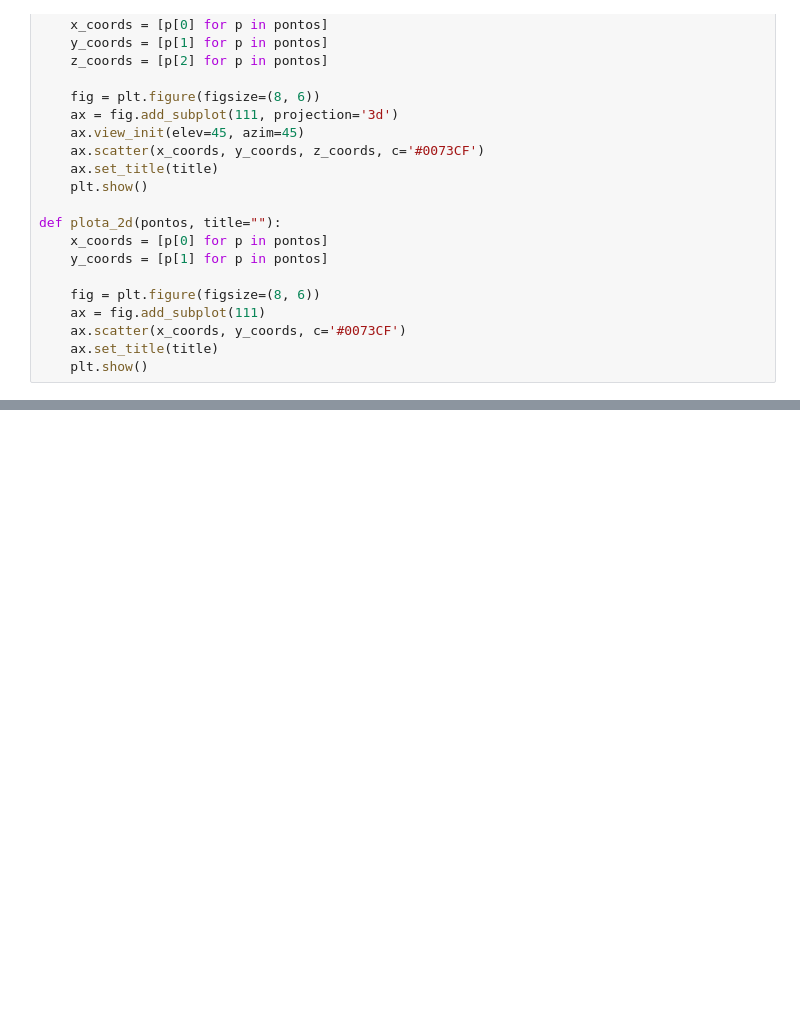
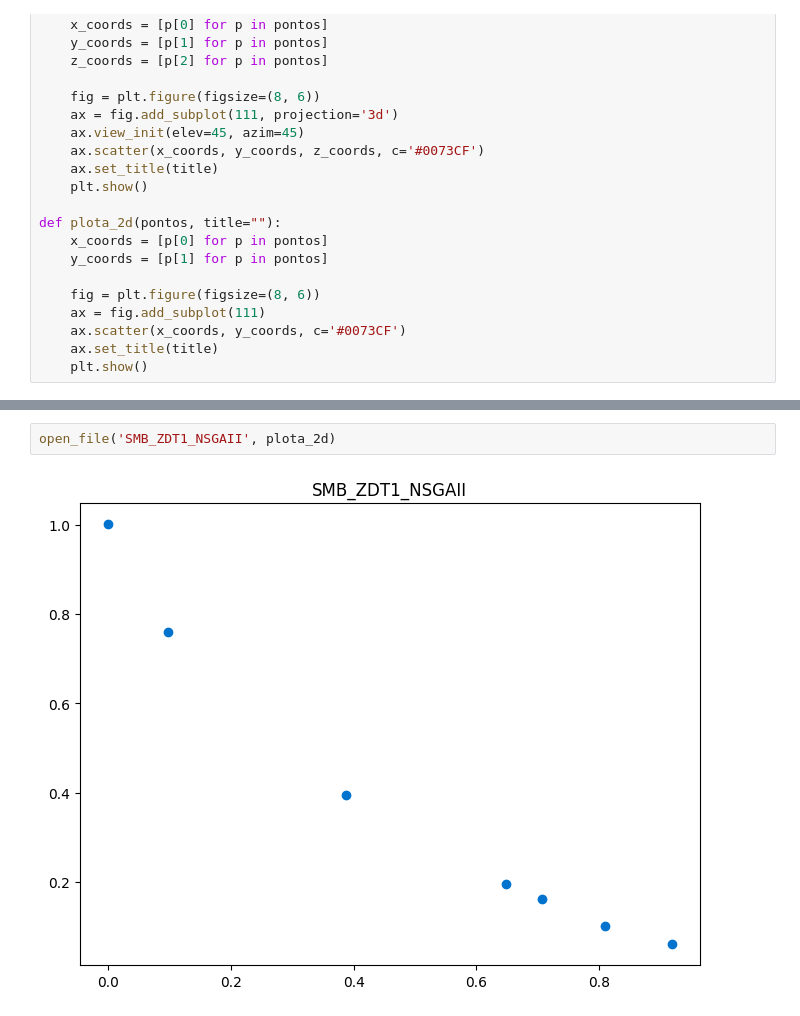
Before and after one commit to DCOMP-UFS/PyManyobjective, a Jupyter notebook: Test.ipynb, the cells around one changed output, grey strips where cells are left out. Cells and saved outputs as stored; diff of their text form; blank space fills up the shorter version.

```diff
--- a/Test.ipynb
+++ b/Test.ipynb
@@ -51,0 +56,4 @@ open_file('M6_DTLZ1_MRGA', plota_3d)
+# %%
+open_file('SMB_ZDT1_NSGAII', plota_2d)
+# %% [output]
+[figure, added]
```
Also changed, not shown: parts of 6 cells of this notebook, 5 other files.
